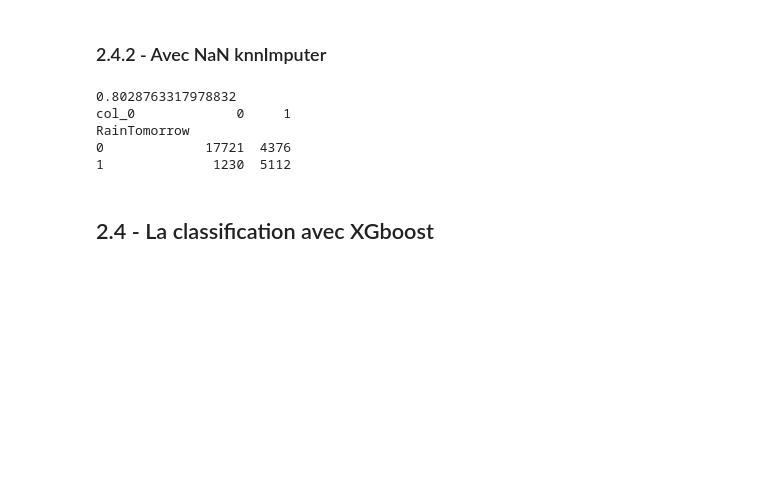
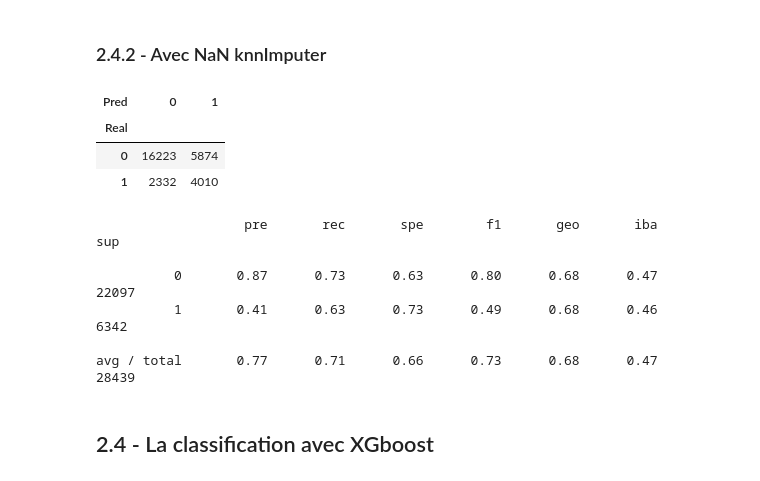
Before and after one commit to Romainpf/RainTomorrw, a Jupyter notebook: fev22_bds_meteo_V4.1.ipynb, the cells around one changed output. Drawn from its saved outputs; the diff is of its cells as text; code cells hidden in the pictures; blank space fills up the shorter version.

```diff
--- a/fev22_bds_meteo_V4.1.ipynb
+++ b/fev22_bds_meteo_V4.1.ipynb
@@ -1268,7 +1277,7 @@ df_num_knn = features_knn.select_dtypes(include="number")
 features_knn[df_num_knn.columns] = scaler.fit_transform(df_num_knn)
 
 # création d'un jeu d'entrainement et de test
-X_train_knn,X_test_knn,y_train_knn,y_test_knn = train_test_split(features_mean,target_mean,test_size=0.2,random_state=789)
+X_train_knn,X_test_knn,y_train_knn,y_test_knn = train_test_split(features_knn,target_knn,test_size=0.2,random_state=789)
 
 # le jeu de données étant déséquilibré nous allons appliqué la méthode d'undersampling
 Rus = RandomUnderSampler()
@@ -1276,15 +1285,24 @@ X_ru_knn, y_ru_knn = Rus.fit_resample(X_train_knn,y_train_knn)
 # %%
 clf_rf_knn = RandomForestClassifier (max_features = 'sqrt',min_samples_leaf = 1, random_state=789)
 clf_rf_knn.fit(X_ru_knn,y_ru_knn)
 y_pred_knn = clf_rf_knn.predict(X_test_knn)
-print(clf_rf_knn.score(X_test_knn,y_test_knn))
-print(pd.crosstab(y_test_knn,y_pred_knn))
+
+cm = pd.crosstab(y_test_knn, y_pred_knn, rownames = ['Real'], colnames = ['Pred'])
+display(cm)
+
+# Autres métriques
+print(classification_report_imbalanced(y_test_knn, y_pred_knn))
 # %% [output]
+| Pred | 0 | 1 |
+| Real |  |  |
+| 0 | 16223 | 5874 |
+| 1 | 2332 | 4010 |
-0.8028763317978832
-col_0             0     1
-RainTomorrow
-0             17721  4376
-1              1230  5112
+                   pre       rec       spe        f1       geo       iba       sup
+
+          0       0.87      0.73      0.63      0.80      0.68      0.47     22097
+          1       0.41      0.63      0.73      0.49      0.68      0.46      6342
+
+avg / total       0.77      0.71      0.66      0.73      0.68      0.47     28439
 # %% [markdown]
 ## 2.4 -  La classification avec XGboost
 # %%
```
Also changed, not shown: parts of 3 cells of this notebook, 1 other file.
